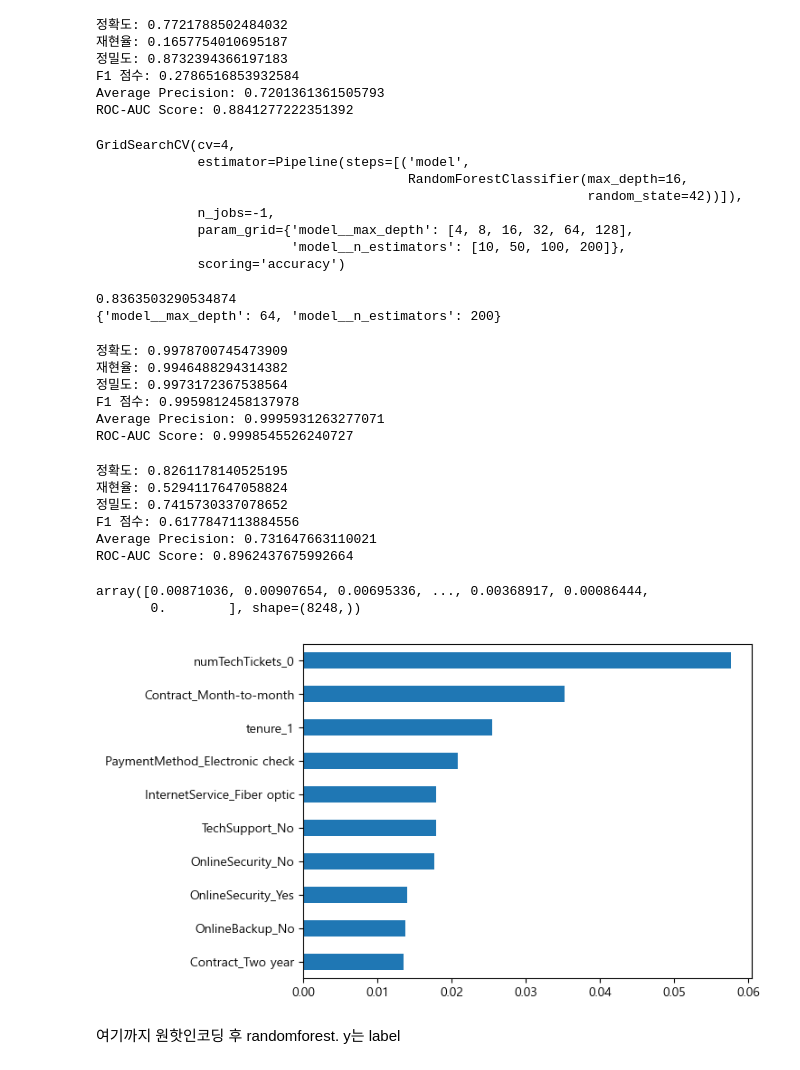
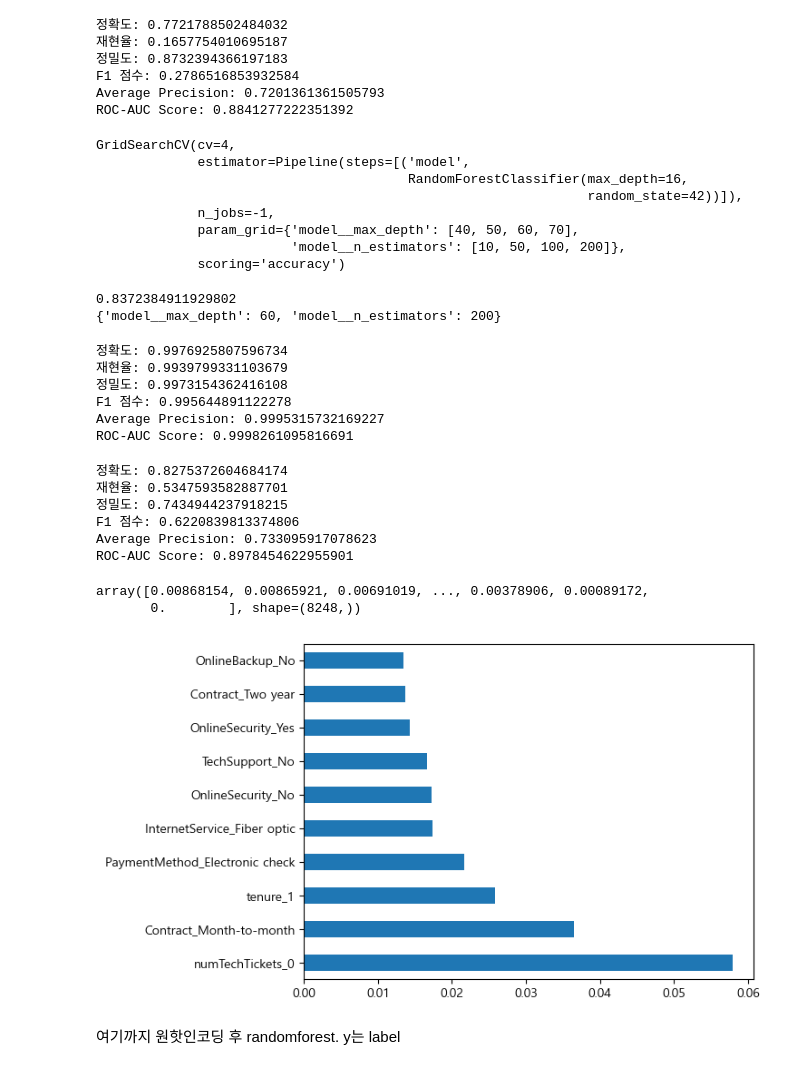
Before and after one commit to SKNETWORKS-FAMILY-AICAMP/SKN21-2nd-4Team, a Jupyter notebook: notebooks/ryong2.ipynb, the cells around one changed output. Saved outputs shown, nothing was run; the diff lists cells and outputs as text; code cells hidden in the pictures.

```diff
--- a/notebooks/ryong2.ipynb
+++ b/notebooks/ryong2.ipynb
@@ -257,7 +260,8 @@ ROC-AUC Score: 0.8841277222351392
 from sklearn.model_selection import GridSearchCV
 
 params = {
-    "model__max_depth": [4, 8, 16, 32, 64, 128],
+    # "model__max_depth": [4, 8, 16, 32, 64, 128],
+    "model__max_depth": [40, 50, 60, 70],
     "model__n_estimators":[10, 50, 100, 200]
 }
 gs = GridSearchCV(
@@ -274,15 +278,15 @@ GridSearchCV(cv=4,
                                         RandomForestClassifier(max_depth=16,
                                                                random_state=42))]),
              n_jobs=-1,
-             param_grid={'model__max_depth': [4, 8, 16, 32, 64, 128],
+             param_grid={'model__max_depth': [40, 50, 60, 70],
                          'model__n_estimators': [10, 50, 100, 200]},
              scoring='accuracy')
 # %%
 print(gs.best_score_)
 print(gs.best_params_)
 # %% [output]
-0.8363503290534874
-{'model__max_depth': 64, 'model__n_estimators': 200}
+0.8372384911929802
+{'model__max_depth': 60, 'model__n_estimators': 200}
 # %%
 # 평가
 pred_train = gs.best_estimator_.predict(X_train)
@@ -293,34 +297,33 @@ pred_test_proba = gs.best_estimator_.predict_proba(X_test)
 # %%
 print_binary_classification_metrics(y_train, pred_train, pred_train_proba[:, 1])
 # %% [output]
-정확도: 0.9978700745473909
-재현율: 0.9946488294314382
-정밀도: 0.9973172367538564
-F1 점수: 0.9959812458137978
-Average Precision: 0.9995931263277071
-ROC-AUC Score: 0.9998545526240727
+정확도: 0.9976925807596734
+재현율: 0.9939799331103679
+정밀도: 0.9973154362416108
+F1 점수: 0.995644891122278
+Average Precision: 0.9995315732169227
+ROC-AUC Score: 0.9998261095816691
 # %%
 print_binary_classification_metrics(y_test, pred_test, pred_test_proba[:, 1])
 # %% [output]
-정확도: 0.8261178140525195
-재현율: 0.5294117647058824
-정밀도: 0.7415730337078652
-F1 점수: 0.6177847113884556
-Average Precision: 0.731647663110021
-ROC-AUC Score: 0.8962437675992664
+정확도: 0.8275372604684174
+재현율: 0.5347593582887701
+정밀도: 0.7434944237918215
+F1 점수: 0.6220839813374806
+Average Precision: 0.733095917078623
+ROC-AUC Score: 0.8978454622955901
 # %%
 gs.best_estimator_['model'].feature_importances_
 # %% [output]
-array([0.00871036, 0.00907654, 0.00695336, ..., 0.00368917, 0.00086444,
+array([0.00868154, 0.00865921, 0.00691019, ..., 0.00378906, 0.00089172,
        0.        ], shape=(8248,))
 # %%
 randomforest_feature_name[:-1]
 best_model = gs.best_estimator_
 fi = pd.Series(best_model['model'].feature_importances_, index=randomforest_feature_name).sort_values(ascending=False)
-fi
-fi[:10].sort_values().plot(kind="barh");
+fi.sort_values(ascending=False)[:10].plot(kind="barh");
 # %% [output]
-[figure, old version]
+[figure, new version]
 # %% [markdown]
 여기까지 원핫인코딩 후 randomforest. y는 label
 # %% [markdown]
```
Also changed, not shown: parts of 7 cells of this notebook.
